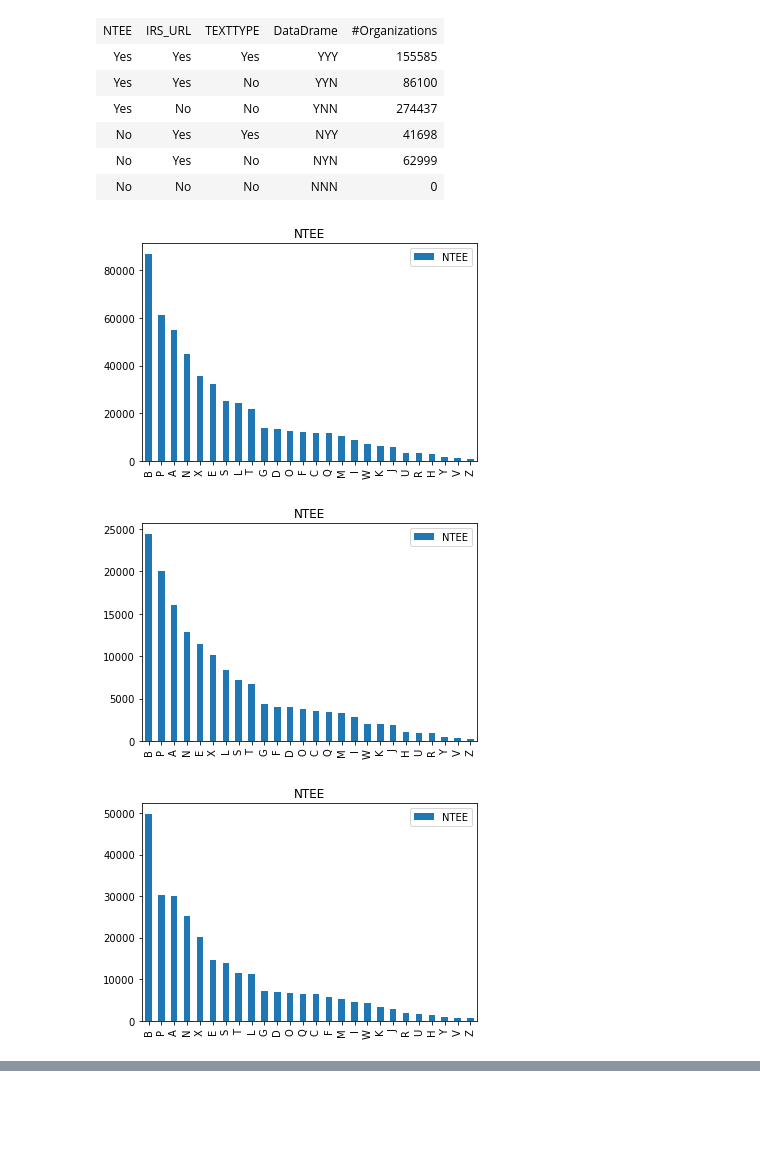
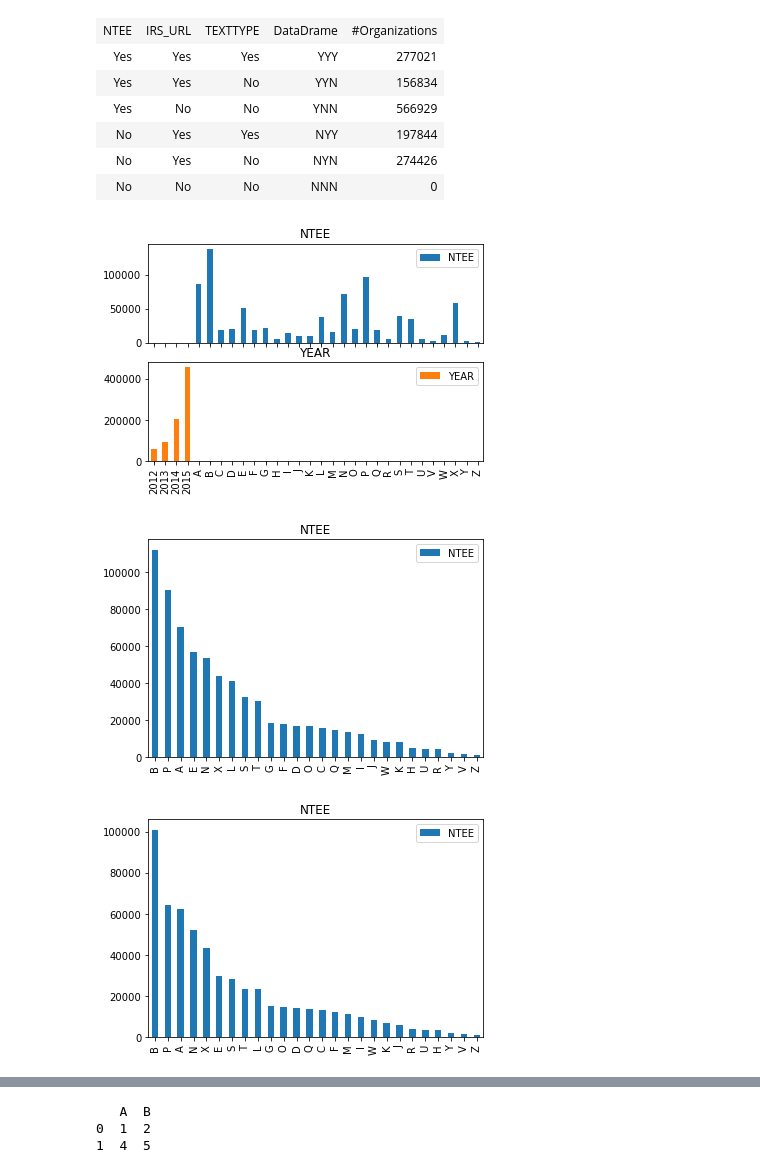
Before and after one commit to ma-ji/npo_classifier, a Jupyter notebook: codes/Distributions.ipynb, the cells around one changed output, grey strips where cells are left out. Drawn from its saved outputs; the diff is of its cells as text; code cells hidden in the pictures; blank space fills up the shorter version.

Commit message:
Data by year modified, Distributions.ipynb modified.

```diff
--- a/codes/Distributions.ipynb
+++ b/codes/Distributions.ipynb
@@ -3,7 +3,12 @@ import pandas as pd
 from IPython.display import HTML, display
 import tabulate
 
-df_dist = pd.read_pickle('../Data/2015/MasterData2015.pkl.gz')
+#df_dist = pd.read_pickle('../Data/2015/MasterData2015.pkl.gz')
+
+df_dist = pd.concat([pd.read_pickle('../Data/2015/MasterData_2015.pkl.gz'),
+                     pd.read_pickle('../Data/2014/MasterData_2014.pkl.gz'),
+                     pd.read_pickle('../Data/2013/MasterData_2013.pkl.gz'),
+                     pd.read_pickle('../Data/2012/MasterData_2012.pkl.gz')])
 
 #     NTEE  IRS_URL  TEXTTYPE   :  DataFrame
 
@@ -33,39 +38,40 @@ Stats = [["NTEE","IRS_URL","TEXTTYPE", "DataDrame", "#Organizations"],
          ["Yes","No","No", "YNN", len(YNN.drop_duplicates('EIN'))],
          ["No","Yes","Yes", "NYY", len(NYY.drop_duplicates('IRS_URL'))],
          ["No","Yes","No", "NYN", len(NYN.drop_duplicates('IRS_URL'))],
          ["No","No","No", "NNN", 0]]
 
 display(HTML(tabulate.tabulate(Stats, tablefmt='html')))
 
 #Organizations' distributions based on categories
 All_CatData = pd.concat([YYY, YYN, YNN]).drop_duplicates('EIN')
-Org_Cat = pd.DataFrame(All_CatData['NTEE'])
+#Org_Cat = pd.DataFrame(All_CatData['NTEE'])
+Org_Cat = All_CatData[['NTEE', 'YEAR']]
 Dist_Cat = Org_Cat.apply(pd.value_counts).plot(kind='bar', subplots=True)
 
 
 #Organizations' distributions based on categories with URLs
 All_CatwithURL = pd.concat([YYY, YYN]).drop_duplicates('IRS_URL')
 Org_CatURL = pd.DataFrame(All_CatwithURL['NTEE'])
 Dist_CatURL = Org_CatURL.apply(pd.value_counts).plot(kind='bar', subplots=True)
 
 #Organizations' distribution based on missing URLs
 #Includes those with NTEE but no IRS_URL
 Cat_MissingURL = pd.DataFrame(YNN.drop_duplicates('EIN')['NTEE'])
 Dist_CatMissingURL = Cat_MissingURL.apply(pd.value_counts).plot(kind='bar', subplots=True)
 
 
 #Organizations' distribution based on missing Texts
 #Includes those with NTEE and IRS_URL, but no Text found on sites from primary tag search.
 Cat_MissingTXT = pd.DataFrame(YYN.drop_duplicates('EIN')['NTEE'])
 Dist_CatMissingTXT = Cat_MissingTXT.apply(pd.value_counts).plot(kind='bar', subplots=True)
 # %% [output]
 | NTEE | IRS_URL | TEXTTYPE | DataDrame | #Organizations |
-| Yes | Yes | Yes | YYY | 155585 |
-| Yes | Yes | No | YYN | 86100 |
-| Yes | No | No | YNN | 274437 |
-| No | Yes | Yes | NYY | 41698 |
-| No | Yes | No | NYN | 62999 |
+| Yes | Yes | Yes | YYY | 277021 |
+| Yes | Yes | No | YYN | 156834 |
+| Yes | No | No | YNN | 566929 |
+| No | Yes | Yes | NYY | 197844 |
+| No | Yes | No | NYN | 274426 |
 | No | No | No | NNN | 0 |
-[figure, old version]
+[figure, new version]
-[figure, old version]
+[figure, new version]
-[figure, old version]
+[figure, new version]
@@ -72,0 +79,8 @@ Dist_CatMissingTXT = Cat_MissingTXT.apply(pd.value_counts).plot(kind='bar', subp
+# %%
+tf = pd.DataFrame([[1,2,3], [4,5,6]], columns=['A','B','C'])
+tf1 = tf[['A','B']]
+print(tf1)
+# %% [output]
+   A  B
+0  1  2
+1  4  5
```
Also changed, not shown: parts of 1 cell of this notebook, 8 other files.
